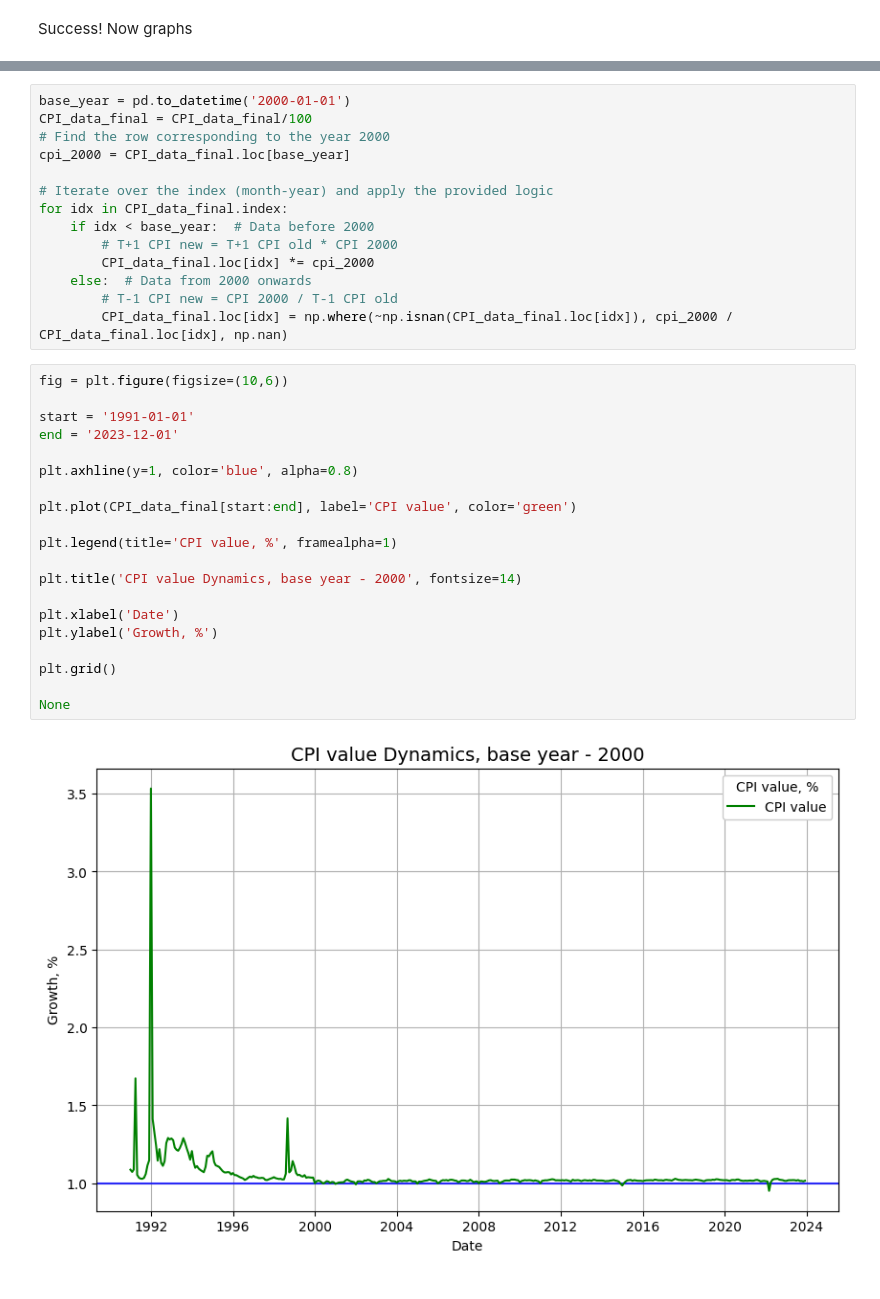
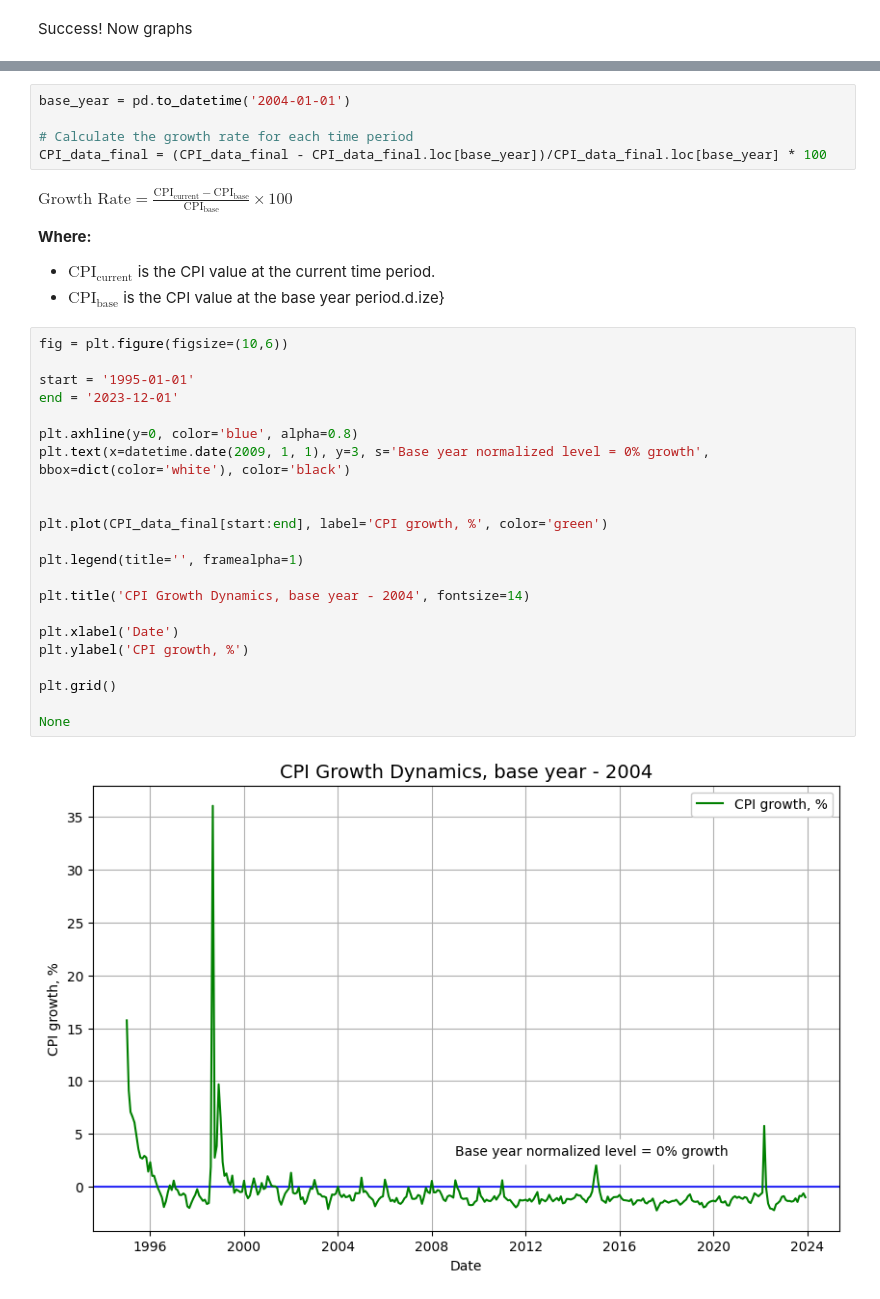
Before and after one commit to Nick-Pupkin/NES, a Jupyter notebook: HA_6_Popov_python.ipynb, the cells around one changed output, grey strips where cells are left out. Drawn from its saved outputs; the diff is of its cells as text.

```diff
--- a/HA_6_Popov_python.ipynb
+++ b/HA_6_Popov_python.ipynb
@@ -621,36 +631,35 @@ However, usually CPI is recalculated, give the base year (and in the growth term
 # %%
-base_year = pd.to_datetime('2000-01-01')
-CPI_data_final = CPI_data_final/100
-# Find the row corresponding to the year 2000
-cpi_2000 = CPI_data_final.loc[base_year]
+base_year = pd.to_datetime('2004-01-01')
 
-# Iterate over the index (month-year) and apply the provided logic
-for idx in CPI_data_final.index:
-    if idx < base_year:  # Data before 2000
-        # T+1 CPI new = T+1 CPI old * CPI 2000
-        CPI_data_final.loc[idx] *= cpi_2000
-    else:  # Data from 2000 onwards
-        # T-1 CPI new = CPI 2000 / T-1 CPI old
-        CPI_data_final.loc[idx] = np.where(~np.isnan(CPI_data_final.loc[idx]), cpi_2000 / CPI_data_final.loc[idx], np.nan)
+# Calculate the growth rate for each time period
+CPI_data_final = (CPI_data_final - CPI_data_final.loc[base_year])/CPI_data_final.loc[base_year] * 100
+# %% [markdown]
+$\text{Growth Rate} = \frac{\text{CPI}_{\text{current}} - \text{CPI}_{\text{base}}}{\text{CPI}_{\text{base}}} \times 100$
+
+**Where:**
+- $\text{CPI}_{\text{current}}$ is the CPI value at the current time period.
+- $\text{CPI}_{\text{base}}$ is the CPI value at the base year period.d.ize}
 # %%
 fig = plt.figure(figsize=(10,6))
 
-start = '1991-01-01'
+start = '1995-01-01'
 end = '2023-12-01'
 
-plt.axhline(y=1, color='blue', alpha=0.8)
+plt.axhline(y=0, color='blue', alpha=0.8)
+plt.text(x=datetime.date(2009, 1, 1), y=3, s='Base year normalized level = 0% growth', bbox=dict(color='white'), color='black')
 
-plt.plot(CPI_data_final[start:end], label='CPI value', color='green')
 
-plt.legend(title='CPI value, %', framealpha=1)
+plt.plot(CPI_data_final[start:end], label='CPI growth, %', color='green')
 
-plt.title('CPI value Dynamics, base year - 2000', fontsize=14)
+plt.legend(title='', framealpha=1)
+
+plt.title('CPI Growth Dynamics, base year - 2004', fontsize=14)
 
 plt.xlabel('Date')
-plt.ylabel('Growth, %')
+plt.ylabel('CPI growth, %')
 
 plt.grid()
 
 None
 # %% [output]
-[figure, old version]
+[figure, new version]
```
Also changed, not shown: parts of 4 cells of this notebook.
